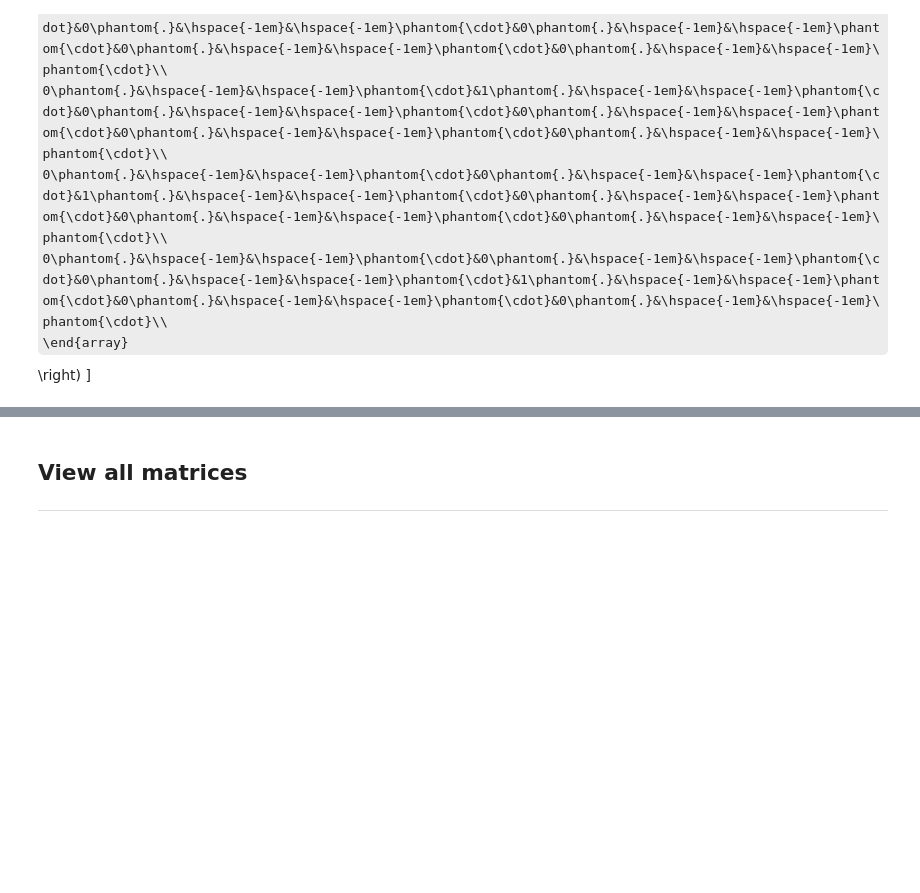
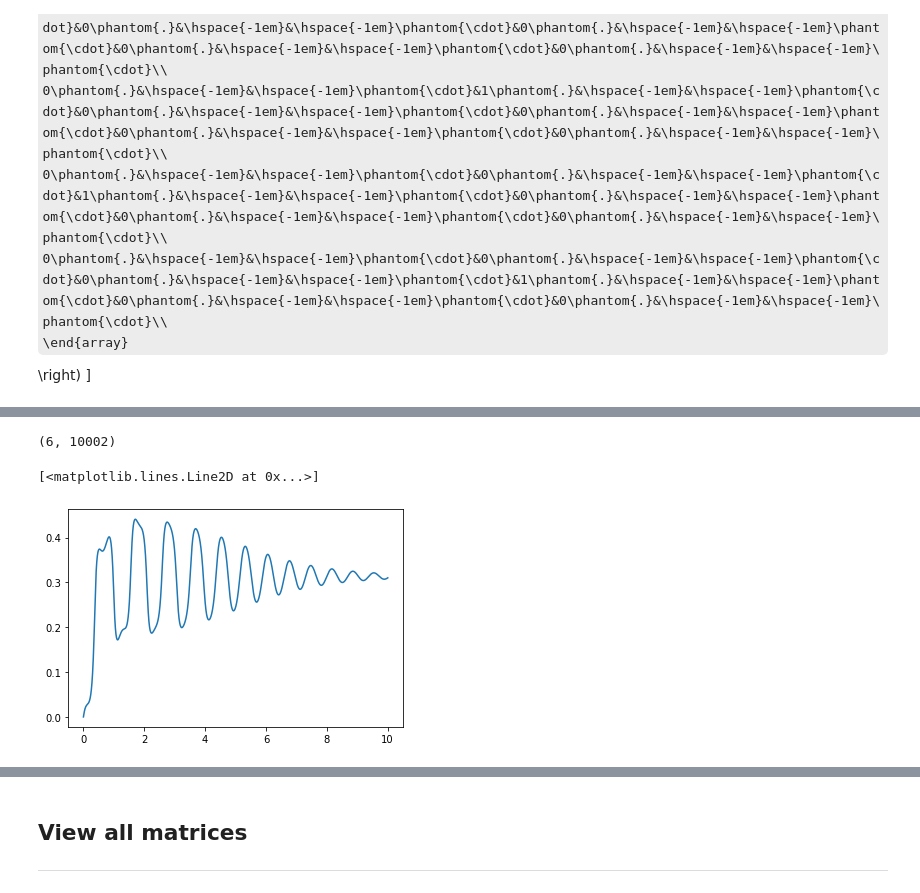
Before and after one commit to Brazilian-Institute-of-Robotics/bir_bbot, a Jupyter notebook: Model_simulation/control_notebook.ipynb, the cells around one changed output, grey strips where cells are left out. Drawn from its saved outputs; the diff is of its cells as text; code cells hidden in the pictures; some formulas as TeX source; blank space fills up the shorter version.

Commit message:
add simulation plotting

```diff
--- a/Model_simulation/control_notebook.ipynb
+++ b/Model_simulation/control_notebook.ipynb
@@ -331,0 +305,47 @@ ss_system
+# %%
+
+simulator = integrate.ode(func, func_jac)                           # Ode class object used for simulation
+simulator.set_initial_value(state_initial_conditions, t0)           # Set initial consitions of the system
+simulator.set_f_params(initial_inputs)                              # Set the initial inputs (wheel torques) values in the system
+simulator.set_jac_params(initial_inputs)                            # Set the initial inputs (wheel torques) values in the jacobian
+
+def call_controller(current_states):                                # Function to call the controller
+    return [0,0]
+
+t1 = 10                                                             # Max. time for simulation
+dt = 0.001                                                          # Simulation time step
+controller_time = -1                                                # Initial controller time (-1 means: "provide a control effort based on the initial states")
+controller_calls = 0                                                # Counts how many times the controller was called (just debug)
+current_inputs = initial_inputs                                     # Current values of the inputs
+
+history = np.array([state_initial_conditions]).reshape(6,1)
+time_history = [0]
+
+while simulator.successful() and simulator.t <= t1:                 # Simulation main loop
+    history = np.hstack((history,np.array([simulator.integrate(simulator.t+dt)]).reshape(6,1)))        # Simulate one time step and save in history
+    time_history.append(simulator.t+dt)
+
+    current_inputs = call_controller(history[-1])                # Call the controller
+    controller_calls += 1
+    simulator.set_f_params(current_inputs)                          # Update the controller values in the systems equations
+    simulator.set_jac_params(current_inputs)                        # Update the controller values in the jacobian matrix
+
+    # controller_time += dt
+    # if(controller_time >= Ts or controller_time < 0):
+    #     controller_calls += 1
+    #     current_inputs = call_controller(current_states)
+    #     simulator.set_f_params(current_inputs)
+    #     simulator.set_jac_params(current_inputs)
+    #     controller_time = 0
+
+# print(controller_calls)
+# print(history)
+# %%
+history.shape
+# %% [output]
+(6, 10002)
+# %%
+plt.plot(time_history,history[3,:])
+# %% [output]
+[<matplotlib.lines.Line2D at 0x...>]
+[figure, added]
```
Also changed, not shown: parts of 16 cells of this notebook.
